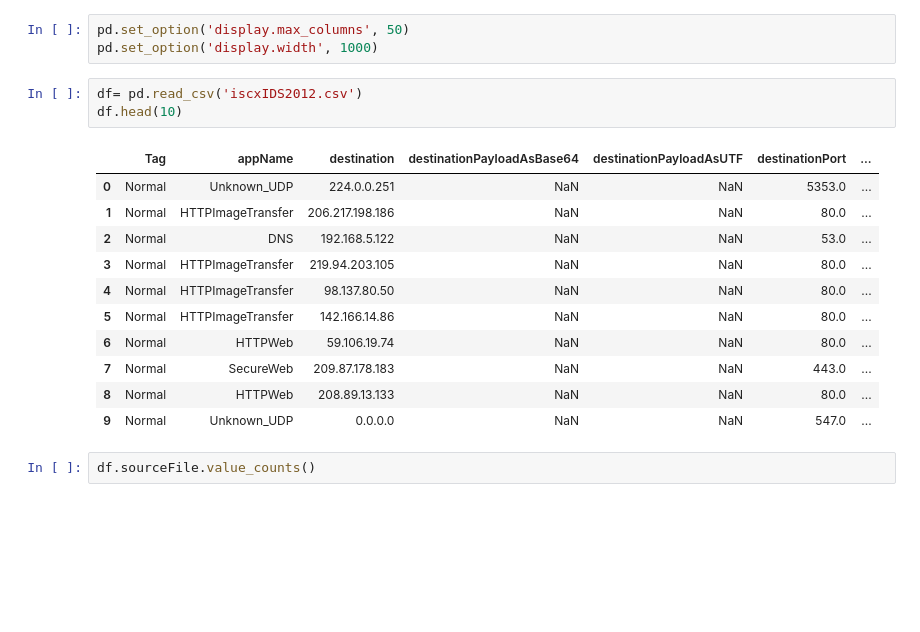
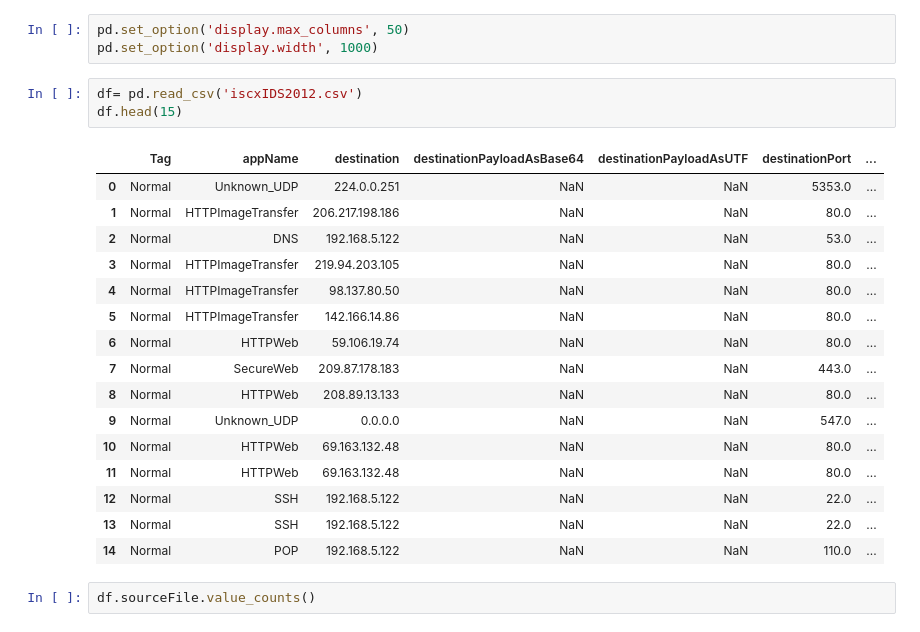
Before and after one commit to SanjitMahajan/UMD-Info-Challenge, a Jupyter notebook: FullData.ipynb, the cells around one changed output. Cells and saved outputs as stored; diff of their text form; blank space fills up the shorter version.

```diff
--- a/FullData.ipynb
+++ b/FullData.ipynb
@@ -10,19 +10,24 @@ pd.set_option('display.max_columns', 50)
 pd.set_option('display.width', 1000)
 # %%
 df= pd.read_csv('iscxIDS2012.csv')
-df.head(10)
+df.head(15)
 # %% [output]
 |  | Tag | appName | destination | destinationPayloadAsBase64 | destinationPayloadAsUTF | destinationPort | ... |
 | 0 | Normal | Unknown_UDP | 224.0.0.251 | NaN | NaN | 5353.0 | ... |
 | 1 | Normal | HTTPImageTransfer | 206.217.198.186 | NaN | NaN | 80.0 | ... |
 | 2 | Normal | DNS | 192.168.5.122 | NaN | NaN | 53.0 | ... |
 | 3 | Normal | HTTPImageTransfer | 219.94.203.105 | NaN | NaN | 80.0 | ... |
 | 4 | Normal | HTTPImageTransfer | 98.137.80.50 | NaN | NaN | 80.0 | ... |
 | 5 | Normal | HTTPImageTransfer | 142.166.14.86 | NaN | NaN | 80.0 | ... |
 | 6 | Normal | HTTPWeb | 59.106.19.74 | NaN | NaN | 80.0 | ... |
 | 7 | Normal | SecureWeb | 209.87.178.183 | NaN | NaN | 443.0 | ... |
 | 8 | Normal | HTTPWeb | 208.89.13.133 | NaN | NaN | 80.0 | ... |
 | 9 | Normal | Unknown_UDP | 0.0.0.0 | NaN | NaN | 547.0 | ... |
+| 10 | Normal | HTTPWeb | 69.163.132.48 | NaN | NaN | 80.0 | ... |
+| 11 | Normal | HTTPWeb | 69.163.132.48 | NaN | NaN | 80.0 | ... |
+| 12 | Normal | SSH | 192.168.5.122 | NaN | NaN | 22.0 | ... |
+| 13 | Normal | SSH | 192.168.5.122 | NaN | NaN | 22.0 | ... |
+| 14 | Normal | POP | 192.168.5.122 | NaN | NaN | 110.0 | ... |
 # %%
 df.sourceFile.value_counts()
 # %% [output]
```
